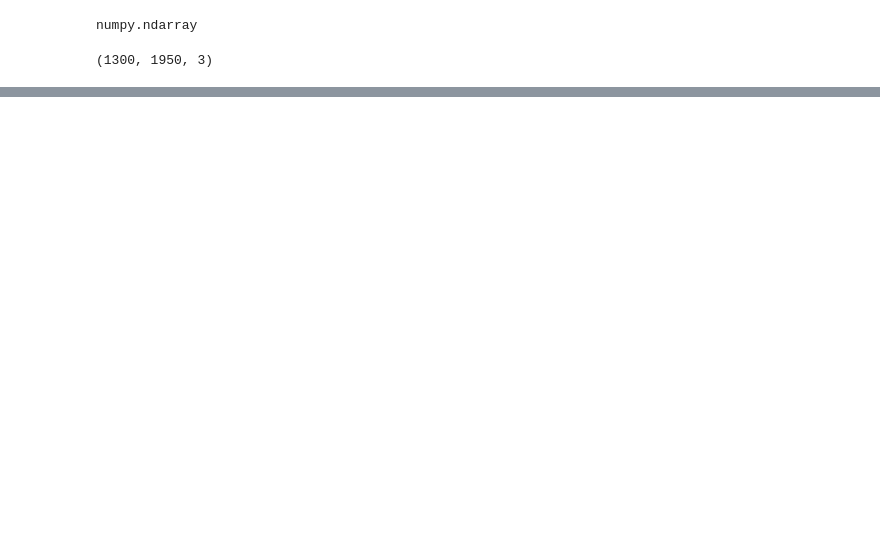
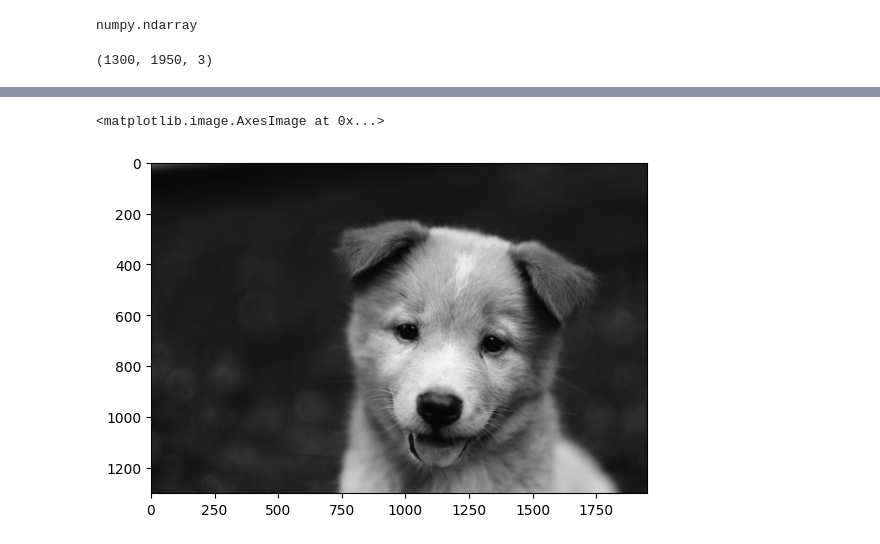
Before and after one commit to kcmartin/opencv-coursework, a Jupyter notebook: opencv-basics.ipynb, the cells around one changed output, grey strips where cells are left out. Saved outputs shown, nothing was run; the diff lists cells and outputs as text; code cells hidden in the pictures; blank space fills up the shorter version.

```diff
--- a/opencv-basics.ipynb
+++ b/opencv-basics.ipynb
@@ -17,0 +48,6 @@ img.shape
+# %%
+# assign color map
+plt.imshow(img_gray,cmap='gray')
+# %% [output]
+<matplotlib.image.AxesImage at 0x...>
+[figure, added]
```
Also changed, not shown: parts of 10 cells of this notebook.
